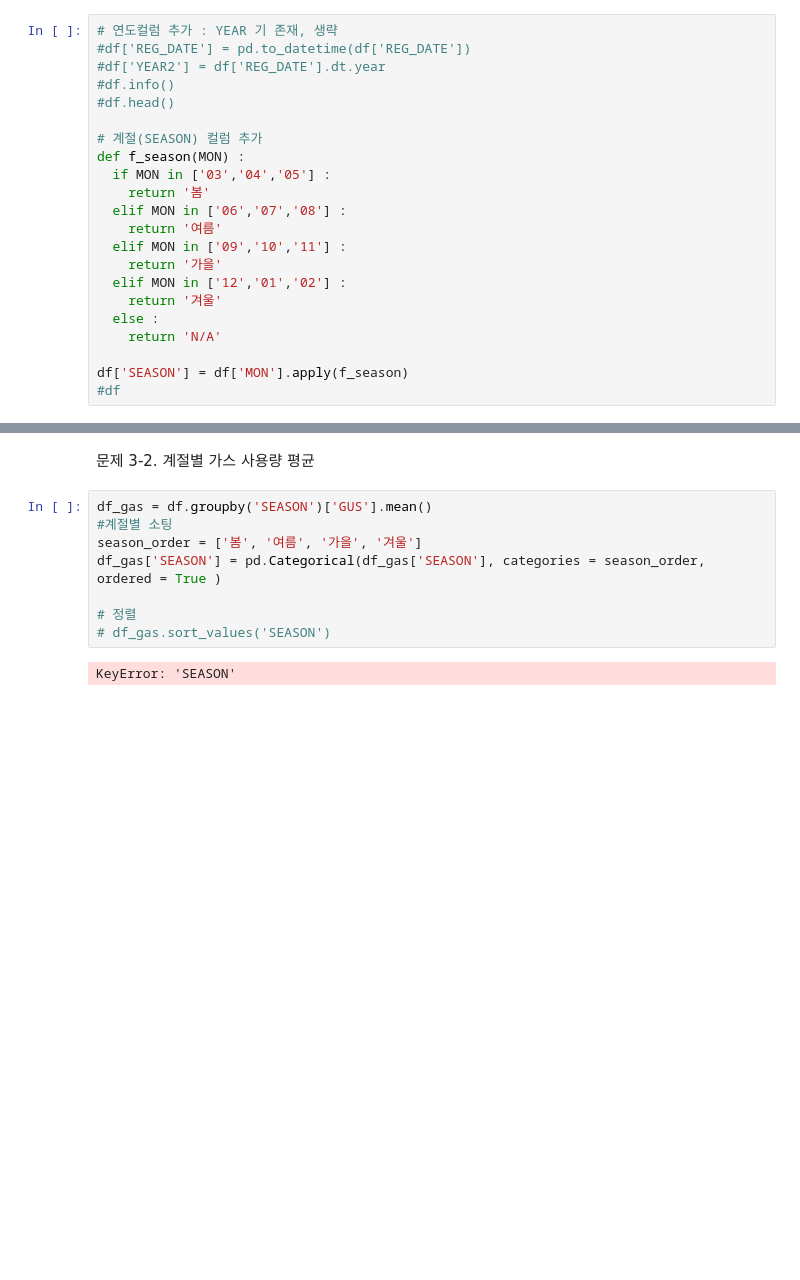
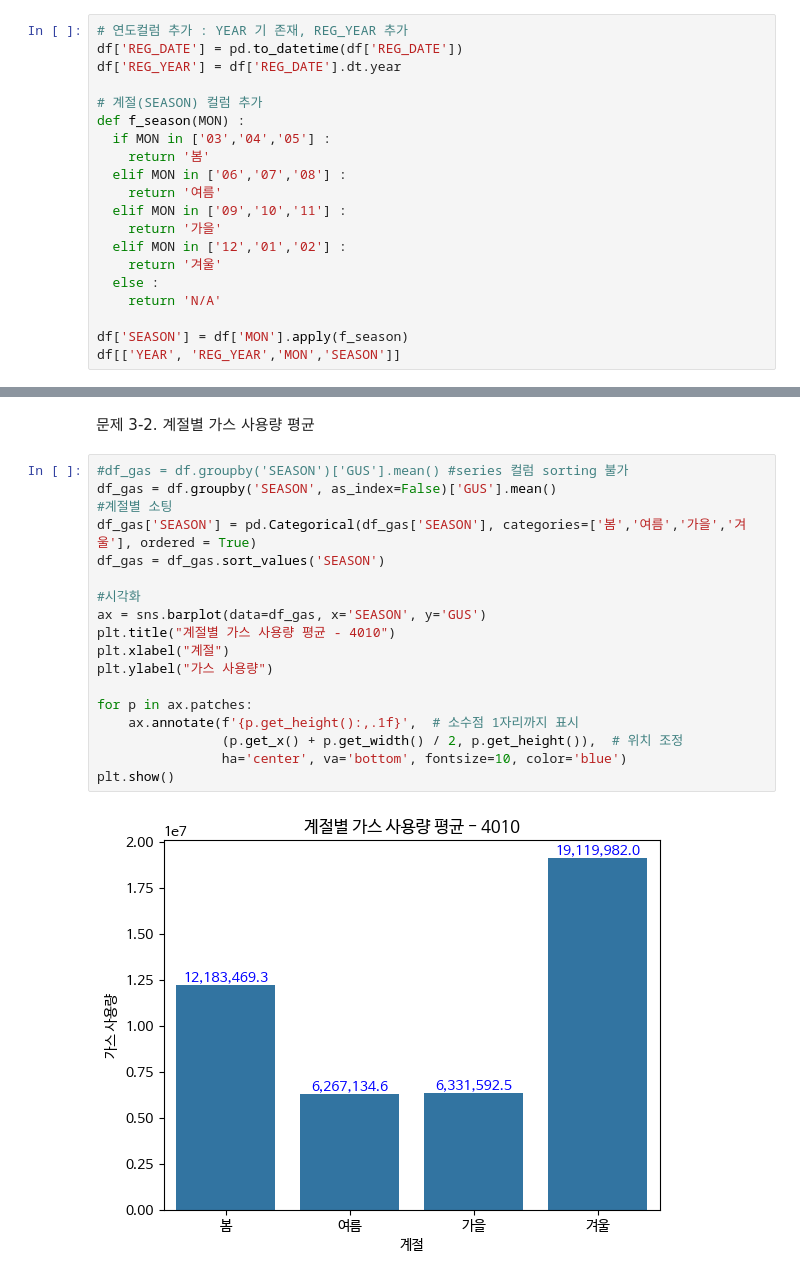
Before and after one commit to shyoonCS/DataAnalysis, a Jupyter notebook: Report202502.ipynb, the cells around one changed output, grey strips where cells are left out. Drawn from its saved outputs; the diff is of its cells as text; blank space fills up the shorter version.

```diff
--- a/Report202502.ipynb
+++ b/Report202502.ipynb
@@ -71,11 +71,9 @@ df.head()
 # %% [markdown]
 문제 2-2. Data 전처리 : 연도(year)와 계절(season) 컬럼 추가
 # %%
-# 연도컬럼 추가 : YEAR 기 존재, 생략
-#df['REG_DATE'] = pd.to_datetime(df['REG_DATE'])
-#df['YEAR2'] = df['REG_DATE'].dt.year
-#df.info()
-#df.head()
+# 연도컬럼 추가 : YEAR 기 존재, REG_YEAR 추가
+df['REG_DATE'] = pd.to_datetime(df['REG_DATE'])
+df['REG_YEAR'] = df['REG_DATE'].dt.year
 
 # 계절(SEASON) 컬럼 추가
 def f_season(MON) :
@@ -91,4 +89,4 @@ def f_season(MON) :
     return 'N/A'
 
 df['SEASON'] = df['MON'].apply(f_season)
-#df
+df[['YEAR', 'REG_YEAR','MON','SEASON']]
@@ -134,13 +147,23 @@ plt.show()
 [figure]
 # %% [markdown]
  문제 3-2. 계절별 가스 사용량 평균
-# %%
-df_gas = df.groupby('SEASON')['GUS'].mean()
-#계절별 소팅
-season_order = ['봄', '여름', '가을', '겨울']
-df_gas['SEASON'] = pd.Categorical(df_gas['SEASON'], categories = season_order, ordered = True )
-
-# 정렬
-# df_gas.sort_values('SEASON')
-# %% [output]
-KeyError: 'SEASON'
+# %%
+#df_gas = df.groupby('SEASON')['GUS'].mean() #series 컬럼 sorting 불가
+df_gas = df.groupby('SEASON', as_index=False)['GUS'].mean()
+#계절별 소팅
+df_gas['SEASON'] = pd.Categorical(df_gas['SEASON'], categories=['봄','여름','가을','겨울'], ordered = True)
+df_gas = df_gas.sort_values('SEASON')
+
+#시각화
+ax = sns.barplot(data=df_gas, x='SEASON', y='GUS')
+plt.title("계절별 가스 사용량 평균 - 4010")
+plt.xlabel("계절")
+plt.ylabel("가스 사용량")
+
+for p in ax.patches:
+    ax.annotate(f'{p.get_height():,.1f}',  # 소수점 1자리까지 표시
+                (p.get_x() + p.get_width() / 2, p.get_height()),  # 위치 조정
+                ha='center', va='bottom', fontsize=10, color='blue')
+plt.show()
+# %% [output]
+[figure, added]
```
Also changed, not shown: parts of 5 cells of this notebook.
